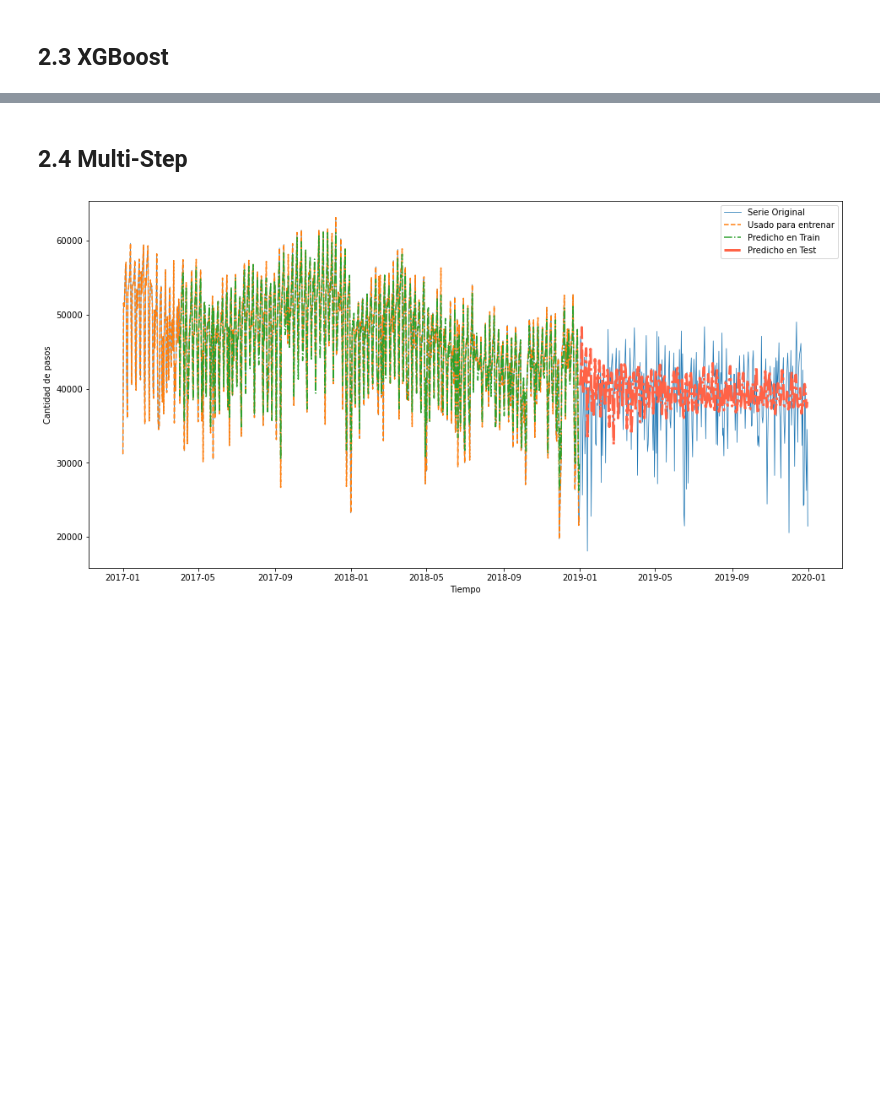
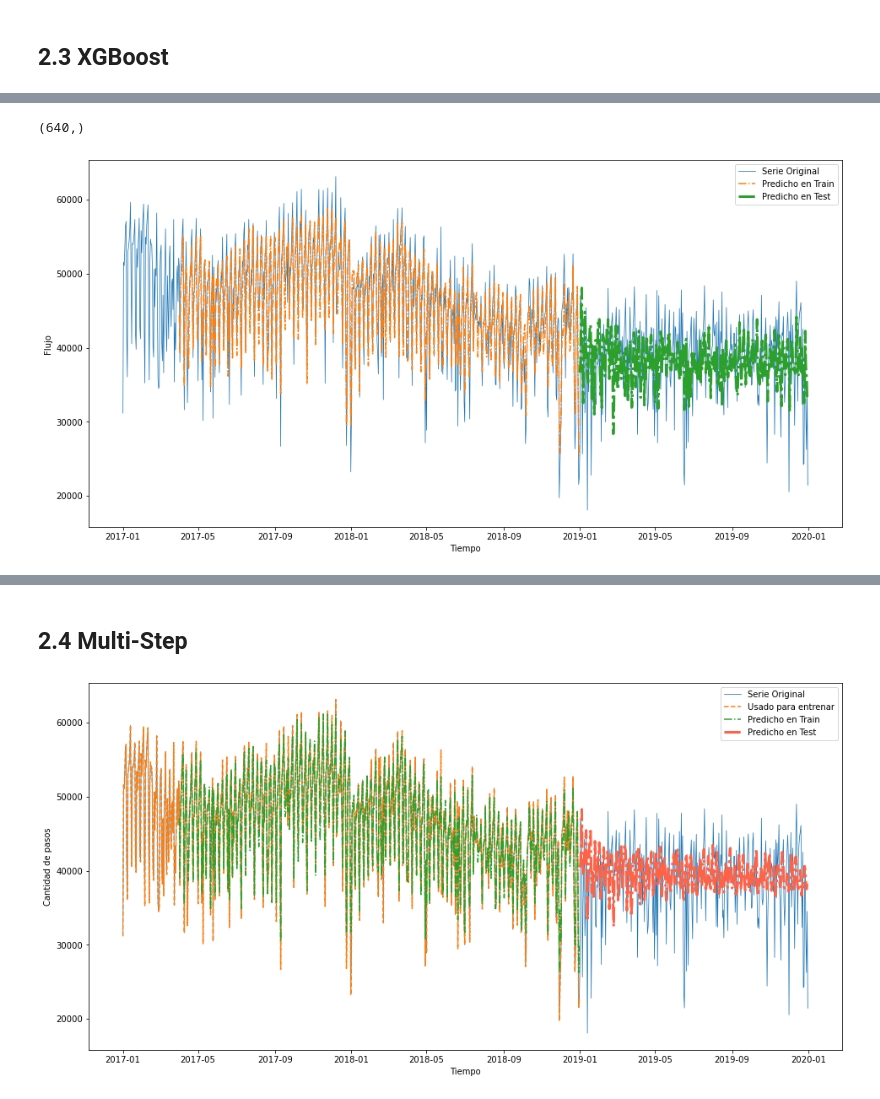
Before and after one commit to francoargn/Data_Science, a Jupyter notebook: DS_Proyecto_03_ST.ipynb, the cells around one changed output, grey strips where cells are left out. Drawn from its saved outputs; the diff is of its cells as text; code cells hidden in the pictures; blank space fills up the shorter version.

```diff
--- a/DS_Proyecto_03_ST.ipynb
+++ b/DS_Proyecto_03_ST.ipynb
@@ -860,0 +869,17 @@ print('Error en Test:',np.sqrt(MSE))
+# %%
+y_train_pred_xgb = gsearch.predict(X_train)
+y_test_pred_xgb = gsearch.predict(X_test)
+y_train_pred.shape
+# %% [output]
+(640,)
+# %%
+plt.figure(figsize=(16,8))
+plt.plot(diario.index[:length_total], diario[:length_total],lw = 0.75, label = 'Serie Original')
+plt.plot(diario.index[look_back: look_back + N_train], y_train_pred_xgb,'-.',label = 'Predicho en Train')
+plt.plot(diario.index[N_train+look_back: length_total-1], y_test_pred_xgb,'-.', lw = 3, label = 'Predicho en Test')
+plt.legend()
+plt.xlabel('Tiempo')
+plt.ylabel('Flujo')
+plt.show()
+# %% [output]
+[figure, added]
```
Also changed, not shown: parts of 17 cells of this notebook.
